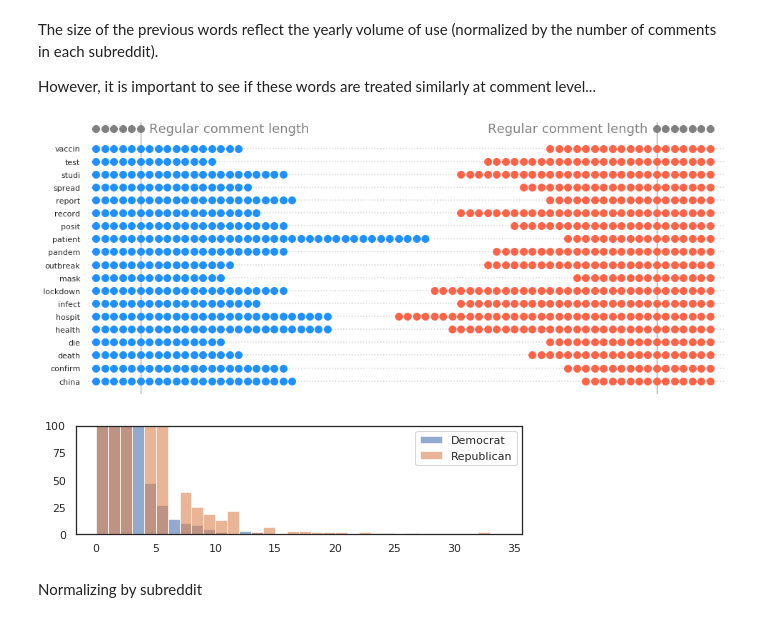
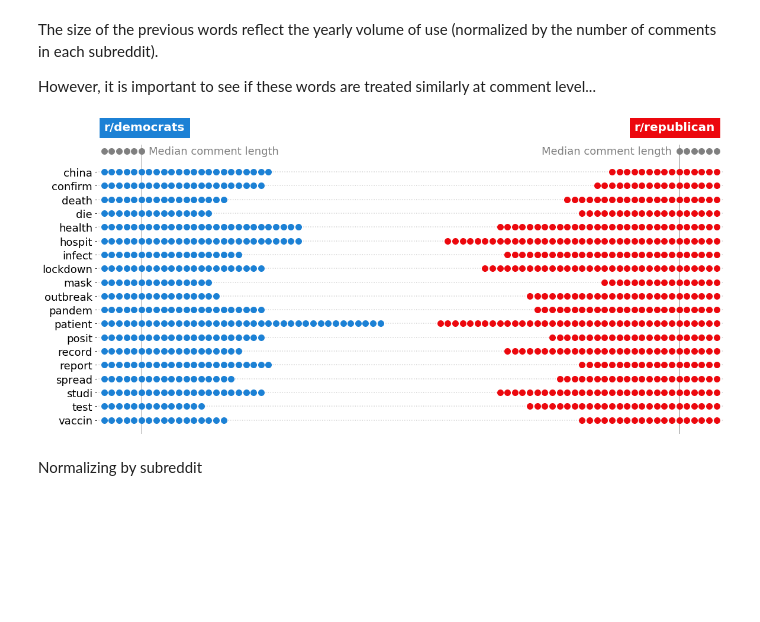
Before and after one commit to jpalm3r/COVIDvsPOLITICS, a Jupyter notebook: Story.ipynb, the cells around one changed output. Drawn from its saved outputs; the diff is of its cells as text; code cells hidden in the pictures; blank space fills up the shorter version.

```diff
--- a/Story.ipynb
+++ b/Story.ipynb
@@ -243,3 +230,6 @@ Events = [7,20,24,73,106,285,308,343]
+# %%
+# Folder to save the web images
+img_folder = '/home/jpre/Documents/DTU/COVIDpolitics2021/COVIDvsPOLITICS/images/web/'
 # %%
 from COVID_functions import *
 
@@ -252,7 +242,7 @@ for indx,word_i in enumerate(controversy_topics[1:]):
 
     dfi = CreateDfRelevant(word_i, Nr, dc19, datest)
 
-    p_i = CreateCalendarPlot(word_i, dfi.index.tolist(), dfi.title.tolist())
+    p_i = CreateCalendarPlot(word_i, dfi.index.tolist(), dfi.title.tolist(), col = cneut,  width = 400)
 
     # curtain rectangle
     r_rect = p_i.rect(x=-100, y = -100, height = 1000, width = 1000, fill_color = 'white', fill_alpha = 1)
@@ -269,7 +259,7 @@ p_all = gridplot(List_of_plots, ncols=3)
 
 word_i = controversy_topics[0]
 dfi = CreateDfRelevant(word_i, Nr, dc19, datest)
-p1 = CreateCalendarPlot(word_i, dfi.index.tolist(), dfi.title.tolist(), width = 540, ms = 10)
+p1 = CreateCalendarPlot(word_i, dfi.index.tolist(), dfi.title.tolist(), width = 640, ms = 10, col = cneut)
 p1 = AddText(p1, (37/2, 10/2),word_i, '60pt', 'grey')
 
 
@@ -279,7 +269,7 @@ calendar_cols = 37
 side_plot = int(np.floor(540*(calendar_rows/calendar_cols)))
 p_legend = figure(plot_width=400, plot_height=side_plot, title = None, tools = '',
                    x_range=(0,1), y_range = (0,1))
-p_legend.square([0.5],[0.5], fill_alpha = 1, fill_color = 'blue', line_color = 'blue', size = 0, legend_label='Relevant post mentioning "china"')
+p_legend.square([0.5],[0.5], fill_alpha = 1, fill_color = cneut, line_color = cneut, size = 0, legend_label='Relevant post mentioning "china"')
 p_legend.inverted_triangle([0.5],[0.5], line_alpha = 0, fill_alpha = 1, fill_color = 'black', line_color = 'black',size = 0, angle = np.pi/2, legend_label='01-Jan-2020')
 p_legend.triangle([0.5],[0.5], line_alpha = 0, fill_alpha = 1, fill_color = 'black', line_color = 'black',size = 0, angle = -np.pi/2, legend_label='31-Dec-2020')
 p_legend.x([0.5],[0.5], line_alpha = 1, size = 0, legend_label='End of calendar', line_color = 'black')
@@ -288,6 +278,10 @@ p_legend = empty_canvas(p_legend)
 
 p_legend.legend.location = "top_left"
 p_legend.legend.border_line_width = 0
+p_legend.legend.label_text_font_size = '16pt'
 
-show(layout([gridplot([p1,p_legend], ncols = 2), [p_all]]))
+
+
+output_file(filename=img_folder + "CALENDAR_PLOT.html", title="")
+save(layout([gridplot([p1,p_legend], ncols = 2), [p_all]]))
 # %% [output]
@@ -420,6 +396,9 @@ dfdem['tokens'] = dfdem.comments.apply(tokenizer)
 
 dfdem['covidcoef'] = dfdem.comments.apply(COVIDwordIndex)
 dfrep['covidcoef'] = dfrep.comments.apply(COVIDwordIndex)
+# %%
+dfdem = dfdem.drop(dfdem[dfdem.author == 'AutoModerator'].index)
+dfrep = dfrep.drop(dfrep[dfrep.author == 'AutoModerator'].index)
 # %% [markdown]
 ### Are coronawords treated different than others??
 # %% [markdown]
@@ -427,6 +406,9 @@ NEED TO COUNT valid WORDS/TOKENS, with len(), I am counting letters
 # %%
 crep = 'tomato'
 cdem = 'dodgerblue'
+
+crep = '#EC080E'
+cdem = '#1C81D5'
 # %%
 dfdem_agg = dfdem[['day'] + controversy_topics].groupby('day').agg(np.sum)
 dfrep_agg = dfrep[['day'] + controversy_topics].groupby('day').agg(np.sum)
@@ -626,6 +608,10 @@ However, it is important to see if these words are treated similarly at comment
 # %%
 median_other_rep = dfrep[dfrep.covidcoef == 0].tokens.apply(len).median()
 median_other_dem = dfdem[dfdem.covidcoef == 0].tokens.apply(len).median()
+
+def HasCOVIDword(tokens):
+    global word_i
+    return(word_i in tokens)
 
 MEDIANS = {}
 for i, word_i in enumerate(token_names):
@@ -639,8 +625,8 @@ total_length = max([MEDIANS[wi]['rep'] + MEDIANS[wi]['dem'] for wi in MEDIANS.ke
 
 sw = 100
 
-fig, ax = plt.subplots(1,1,figsize = (16,7))
-for i, word_i in enumerate(token_names):
+fig, ax = plt.subplots(1,1,figsize = (19,9))
+for i, word_i in enumerate(list(reversed(token_names))):
 
     m1 = MEDIANS[word_i]['dem']
     m2 = MEDIANS[word_i]['rep']
@@ -649,39 +635,43 @@ for i, word_i in enumerate(token_names):
     ax.plot([-1000,1000],[i,i], lw = 1.5, ls = ':', c = 'lightgrey',zorder=0)
     ax.scatter(x=range1, y=[i for _ in range1], c = cdem, s = sw,zorder=10)
     ax.scatter(x=range2, y=[i for _ in range2], c = crep, s = sw,zorder=10)
 
 
 m1 = median_other_dem
 m2 = median_other_rep
 range1 = range(int(m1))
 range2 = range(int(total_length - m2),int(total_length))
 top_i = len(token_names) + 0.5
 ax.scatter(x=range1, y=[top_i for _ in range1], c = 'grey', s = sw)
 ax.scatter(x=range2, y=[top_i for _ in range2], c = 'grey', s = sw)
 
 ax.plot([m1-1,m1-1], [-100,100], c = 'grey', lw = 1)
-ax.plot([total_length-m2-0.5,total_length-m2-0.5], [-100,100], c = 'grey', lw = 1)
+ax.plot([total_length-m2,total_length-m2], [-100,100], c = 'grey', lw = 1)
 
-ax.text(x=max(range1)+1,y=top_i, s='Regular comment length',va='center',ha='left', fontsize = 18, c = 'grey')
-ax.text(x=min(range2)-1,y=top_i, s='Regular comment length',va='center',ha='right', fontsize = 18, c = 'grey')
+ax.text(x=max(range1)+1,y=top_i, s='Median comment length',va='center',ha='left', fontsize = 18, c = 'grey')
+ax.text(x=min(range2)-1,y=top_i, s='Median comment length',va='center',ha='right', fontsize = 18, c = 'grey')
+
+
+ax.text(0, 21, 'r/democrats', color='white', fontsize = 20, fontweight = 'bold', bbox=dict(facecolor=cdem, edgecolor=cdem, pad=8.0))
+ax.text(71, 21, 'r/republican', color='white', fontsize = 20, fontweight = 'bold', bbox=dict(facecolor=crep, edgecolor=crep, pad=8.0))
 
 ax.set_ylim(-1,len(token_names) + 1)
 ax.set_xlim(-1,total_length)
 
 ax.set_yticks(range(len(token_names)))
-ax.set_yticklabels(token_names)
+ax.set_yticklabels(list(reversed(token_names)), fontsize=18)
 
 ax.set_xticks([])
 fig.patch.set_visible(False)
 
 ax.spines["top"].set_visible(False)
 ax.spines["right"].set_visible(False)
 ax.spines["bottom"].set_visible(False)
 ax.spines["left"].set_visible(False)
 
-plt.show()
+plt.savefig(img_folder + 'COMMENT_LENGTH.svg')
 # %% [output]
-[figure, old version]
+[figure, new version]
 # %%
 from matplotlib.cbook import boxplot_stats
 
@@ -733,17 +723,15 @@ df5['y_coord'] = df5['value'] + df5['baseline']
 #ax = sns.boxplot(x="partisanship", y="value", data=df4)
 #ax.set_yscale("log")
 
-bins = np.arange(0,35,1)
-fig, ax = plt.subplots(1,1,figsize=(8,2))
-plt.hist(df4[df4["partisanship"]=="dem"]["value"].reset_index(drop=True), alpha=0.6, label="Democrat", bins=bins)
-plt.hist(df4[df4["partisanship"]=="rep"]["value"].reset_index(drop=True), alpha=0.6, label="Republican", bins=bins)
+# bins = np.arange(0,35,1)
+# fig, ax = plt.subplots(1,1,figsize=(8,2))
+# plt.hist(df4[df4["partisanship"]=="dem"]["value"].reset_index(drop=True), alpha=0.6, label="Democrat", bins=bins)
+# plt.hist(df4[df4["partisanship"]=="rep"]["value"].reset_index(drop=True), alpha=0.6, label="Republican", bins=bins)
 
-ax.set_ylim(0,100)
+# ax.set_ylim(0,100)
 
-plt.legend()
-plt.show()
+# plt.legend()
+# plt.show()
-# %% [output]
-[figure, removed]
 # %% [markdown]
 Normalizing by subreddit
 # %%
```
Also changed, not shown: parts of 29 cells of this notebook, 23 other files.
